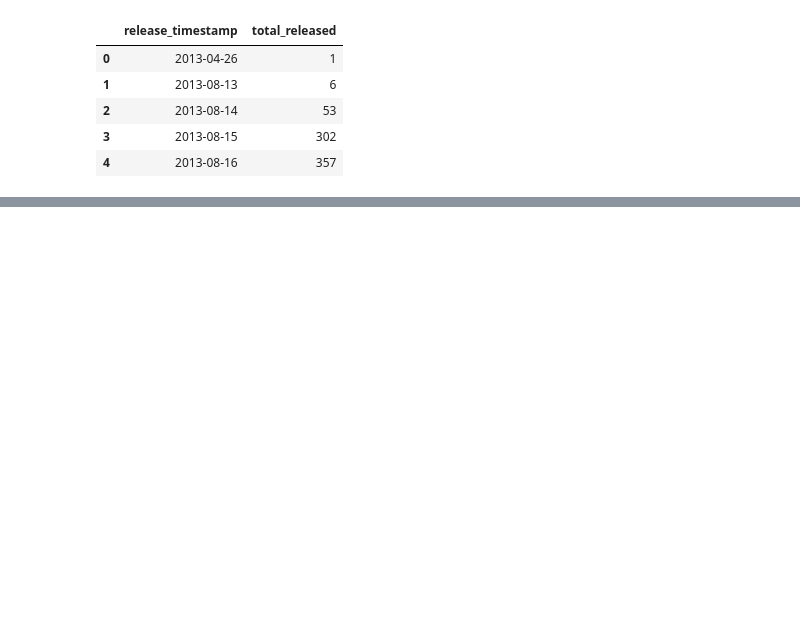
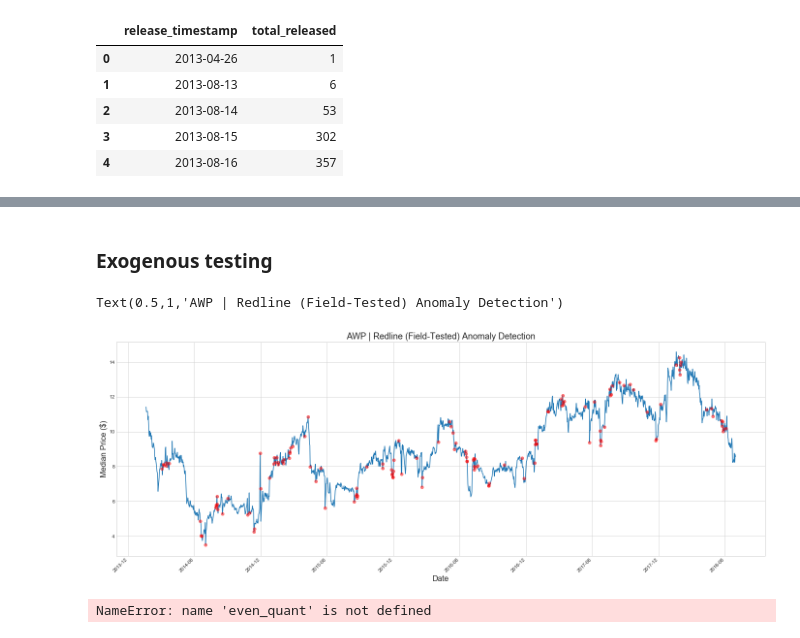
Before and after one commit to AkshayJ0shi/steam_anomaly_detection_capstone, a Jupyter notebook: anomalies.ipynb, the cells around one changed output, grey strips where cells are left out. Drawn from its saved outputs; the diff is of its cells as text; code cells hidden in the pictures; blank space fills up the shorter version.

```diff
--- a/anomalies.ipynb
+++ b/anomalies.ipynb
@@ -423,0 +447,5 @@ num.head()
+# %% [markdown]
+### Exogenous testing
+# %%
+with open('data/cs_df_M.pkl', 'rb') as f:
+    df = pickle.load(f)
@@ -423,0 +455,21 @@ num.head()
+# %%
+anom_val = df[df.item_name=='AWP | Redline (Field-Tested)']
+# %%
+df_val = anom_val[['timestamp', 'median_sell_price']]
+model = auto_arima(df_val['median_sell_price'][30:], exogenous=anom_val['quantity'][30:].values.reshape(-1,1))
+df_detect = pd.DataFrame({'timestamp': df_val['timestamp'][31:].values, 'value':model.predict_in_sample(start=1, exogenous=anom_val['quantity'][31:].values.reshape(-1,1), dynamic=True)})
+results = detect_ts(df_detect, max_anoms=0.3, alpha=0.001, direction='both', only_last=None,
+                     longterm=True, verbose=True, piecewise_median_period_weeks=3)
+# %%
+plt.style.use('seaborn-whitegrid')
+fig, ax = plt.subplots(figsize=(24,9))
+fig.autofmt_xdate(rotation=45)
+ax.plot(anom_val.timestamp[31:], anom_val.median_sell_price[31:], zorder=1)
+# ax.plot(anom_val.timestamp[31:], model.predict_in_sample(start=1, exogenous=anom_val['quantity'][31:].values.reshape(-1,1)), c='black', zorder=1)
+ax.scatter(results['anoms'].index, anom_val.median_sell_price[[t in results['anoms'].index for t in anom_val.timestamp.values]], c='red', alpha=0.5, zorder=2)
+ax.set_xlabel('Date', fontsize=16)
+ax.set_ylabel('Median Price ($)', fontsize=16)
+ax.set_title('AWP | Redline (Field-Tested) Anomaly Detection', fontsize=18)
+# %% [output]
+Text(0.5,1,'AWP | Redline (Field-Tested) Anomaly Detection')
+[figure, added]
@@ -423,0 +480,8 @@ num.head()
+# %%
+df_val = anom_val[['timestamp', 'median_sell_price']]
+model = auto_arima(df_val['median_sell_price'][30:], exogenous=anom_val['quantity'][30:].values.reshape(-1,1), m=4)
+df_detect = pd.DataFrame({'timestamp': df_val['timestamp'][31:].values, 'value':model.predict_in_sample(start=1, exogenous=even_quant, dynamic=True)})
+results = detect_ts(df_detect, max_anoms=0.3, alpha=0.001, direction='both', only_last=None,
+                     longterm=True, verbose=True, piecewise_median_period_weeks=3)
+# %% [output]
+NameError: name 'even_quant' is not defined
```
Also changed, not shown: parts of 32 cells of this notebook, 1 other file.
